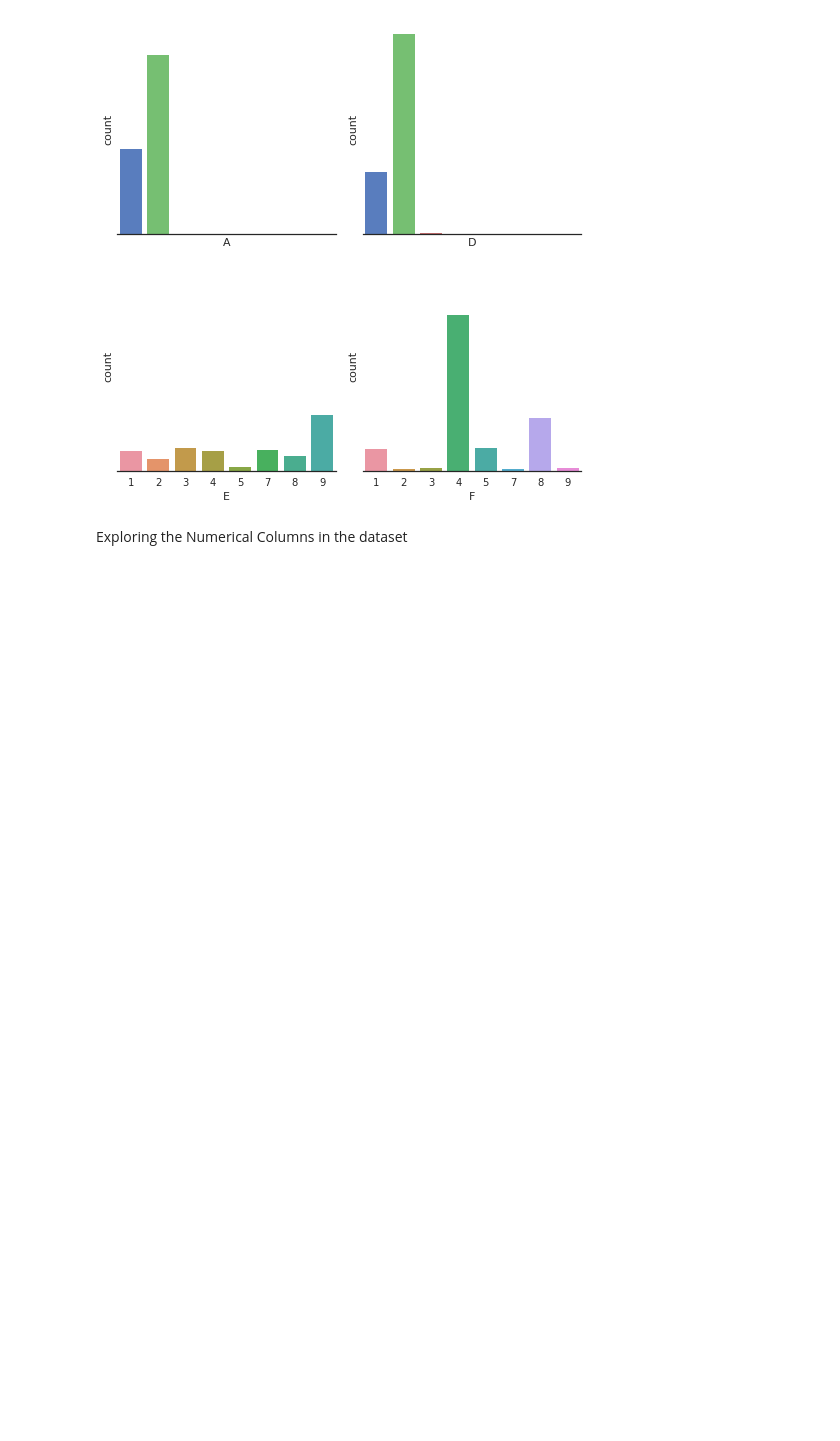
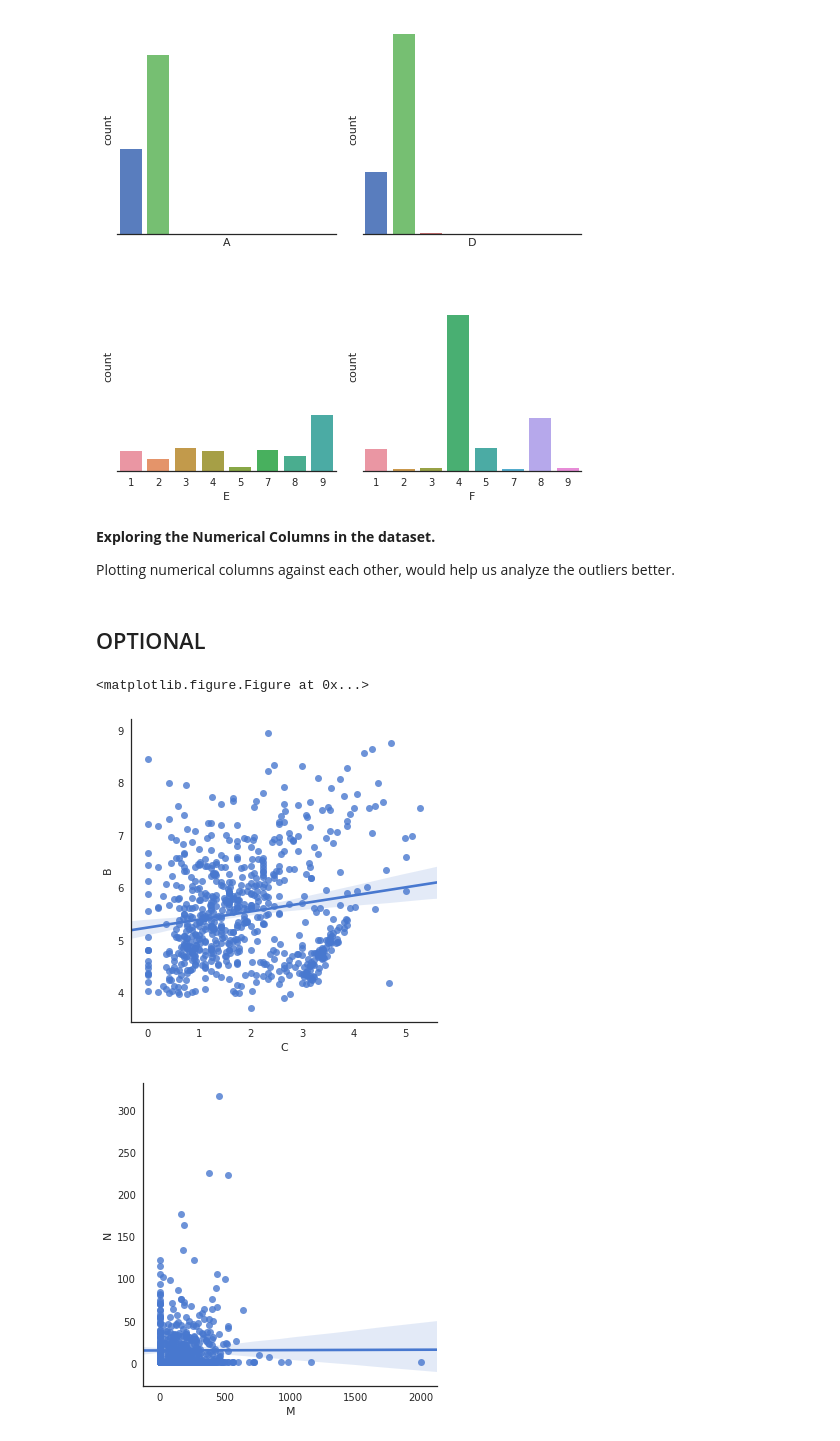
Before and after one commit to vickyumath/GreyAtom-Project, a Jupyter notebook: australian_data.ipynb, the cells around one changed output. Cells and saved outputs as stored; diff of their text form; code cells hidden in the pictures; blank space fills up the shorter version.

```diff
--- a/australian_data.ipynb
+++ b/australian_data.ipynb
@@ -197,5 +199,18 @@ plt.setp(axes, yticks=[])
 plt.tight_layout()
 # %% [output]
 [figure]
-# %% [markdown]
-Exploring the Numerical Columns in the dataset
+# %% [markdown]
+**Exploring the Numerical Columns in the dataset.**
+
+Plotting numerical columns against each other, would help us analyze the outliers better.
+# %% [markdown]
+## OPTIONAL
+# %%
+plt.figure(figsize=(10,4))
+sns.lmplot('C', 'B', data=dataframe, fit_reg=True)
+sns.lmplot('M', 'N', data=dataframe, fit_reg=True)
+plt.show()
+# %% [output]
+<matplotlib.figure.Figure at 0x...>
+[figure, added]
+[figure, added]
```
Also changed, not shown: parts of 8 cells of this notebook.
